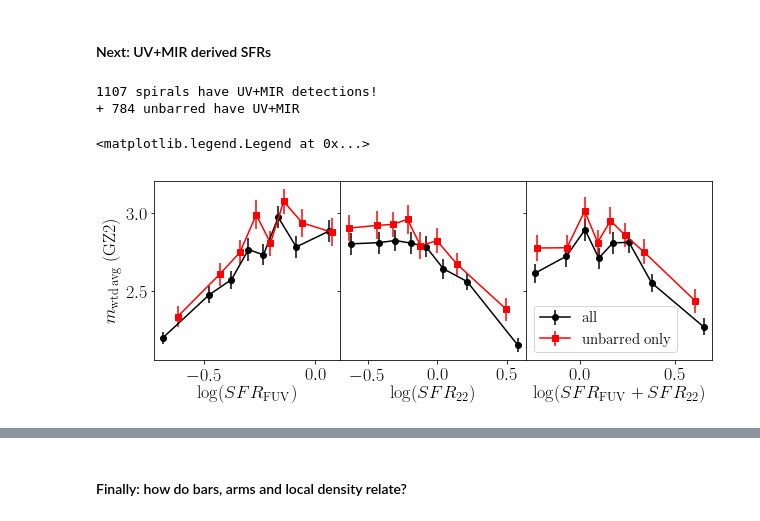
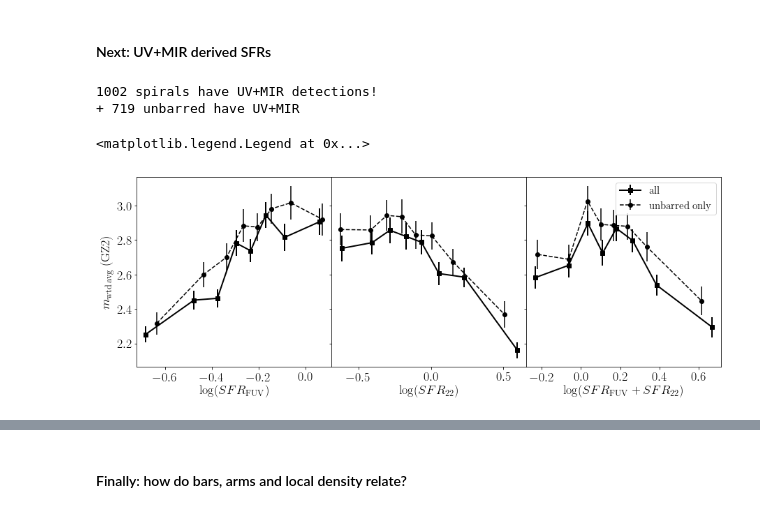
Before and after one commit to RossHart/sparcfire, a Jupyter notebook: m_P_vs_bd_masses.ipynb, the cells around one changed output, grey strips where cells are left out. Cells and saved outputs as stored; diff of their text form; code cells hidden in the pictures.

Commit message:
g vs r images etc

```diff
--- a/m_P_vs_bd_masses.ipynb
+++ b/m_P_vs_bd_masses.ipynb
@@ -93,10 +85,19 @@ axarr[-1].legend(fontsize=15)
 # %%
-fig, axarr = bulge_disc_panels(sparcfire['P'],spirals,color='k',marker='o',
-                               ylabel='',label='all')
+fig, axarr = bulge_disc_panels(sparcfire_g['P'],spiral_sample,
+                               color='g',marker='s',lw=2,
+                               ylabel='',label='$g$ (all)')
 
-fig, axarr = bulge_disc_panels(sparcfire['P'],unbarred_spirals,color='r',marker='s',
-                               fig=fig,axarr=axarr,
-                               ylabel='$P_\mathrm{wtd \, avg}$ (SpArcFiRe)',label='unbarred only')
+fig, axarr = bulge_disc_panels(sparcfire_g['P'],unbarred_spiral_sample,
+                               color='g',marker='o',linestyle='dashed',
+                               fig=fig,axarr=axarr,ylabel='$P$ (SpArcFiRe)',label='$g$ (unbarred)')
+
+fig, axarr = bulge_disc_panels(sparcfire_r['P'],spiral_sample,
+                               color='r',marker='s',lw=2,
+                               ylabel='',label='$r$ (all)')
+
+fig, axarr = bulge_disc_panels(sparcfire_r['P'],unbarred_spiral_sample,
+                               color='r',marker='o',linestyle='dashed',
+                               fig=fig,axarr=axarr,ylabel='$P$ (SpArcFiRe)',label='$r$ (unbarred)')
 
 axarr[-1].legend(fontsize=15)
 
@@ -111,19 +113,19 @@ sfrs = Table.read('../fits/SF_fits/sfrs.fits')
 
 in_sfr = np.all([sfrs['F']>2,sfrs['w4']>2],axis=0)
 
-sfr_spirals = np.all([in_sfr,spirals],axis=0)
-sfr_unbarred_spirals = np.all([in_sfr,unbarred_spirals],axis=0)
+sfr_spirals = np.all([in_sfr,spiral_sample],axis=0)
+sfr_unbarred_spirals = np.all([in_sfr,unbarred_spiral_sample],axis=0)
 print('{} spirals have UV+MIR detections!'.format(sfr_spirals.sum()))
 print('+ {} unbarred have UV+MIR'.format(sfr_unbarred_spirals.sum()))
 # %% [output]
-1107 spirals have UV+MIR detections!
-+ 784 unbarred have UV+MIR
+1002 spirals have UV+MIR detections!
++ 719 unbarred have UV+MIR
 # %%
 def sfr_panels(y,mask,fig=None,axarr=None,bins=8,equal_N=True,
                ylabel='y',xlabel=True,figlabel=None,
                **kwargs):
     if axarr is None:
-        fig, axarr = plt.subplots(1,3,figsize=(10,3.3),
+        fig, axarr = plt.subplots(1,3,figsize=(15,5),
                                   sharey=True)
         fig.subplots_adjust(hspace=0,wspace=0)
     sfr_colnames = ['sfr_fuv','sfr_22','sfr_total']
@@ -141,17 +143,18 @@ def sfr_panels(y,mask,fig=None,axarr=None,bins=8,equal_N=True,
                        ha='right',va='top',transform=axarr[-1].transAxes)
     return fig, axarr
 # %%
-fig, axarr = sfr_panels(sparcfire['m_wtd_avg'],sfr_spirals,color='k',marker='o',
+fig, axarr = sfr_panels(sparcfire_r['m_wtd_avg'],sfr_spirals,
+                        color='k',marker='s',lw=2,
                         ylabel='',label='all')
 
-fig, axarr = sfr_panels(sparcfire['m_wtd_avg'],sfr_unbarred_spirals,color='r',marker='s',
-                        fig=fig,axarr=axarr,
-                        ylabel='$m_\mathrm{wtd \, avg}$ (GZ2)',label='unbarred only')
+fig, axarr = sfr_panels(sparcfire_r['m_wtd_avg'],sfr_unbarred_spirals,
+                        color='k',marker='o',linestyle='dashed',
+                        fig=fig,axarr=axarr,ylabel='$m_\mathrm{wtd \, avg}$ (GZ2)',label='unbarred only')
 
 axarr[-1].legend(fontsize=15)
 
 #fig.savefig('figures/sfr_vs_m.pdf')
 # %% [output]
 <matplotlib.legend.Legend at 0x...>
-[figure, old version]
+[figure, new version]
 # %%
```
Also changed, not shown: parts of 6 cells of this notebook, 5 other files.
